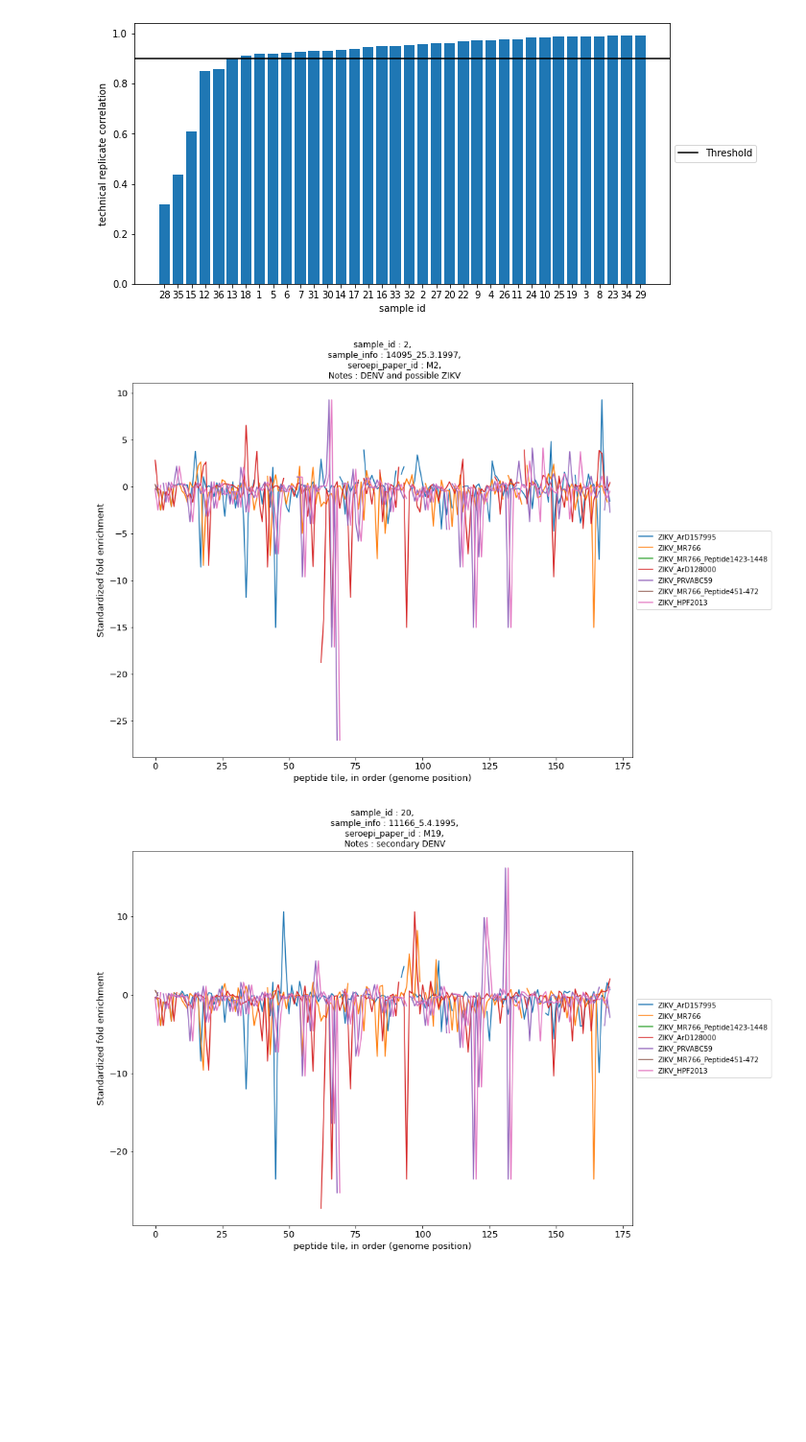
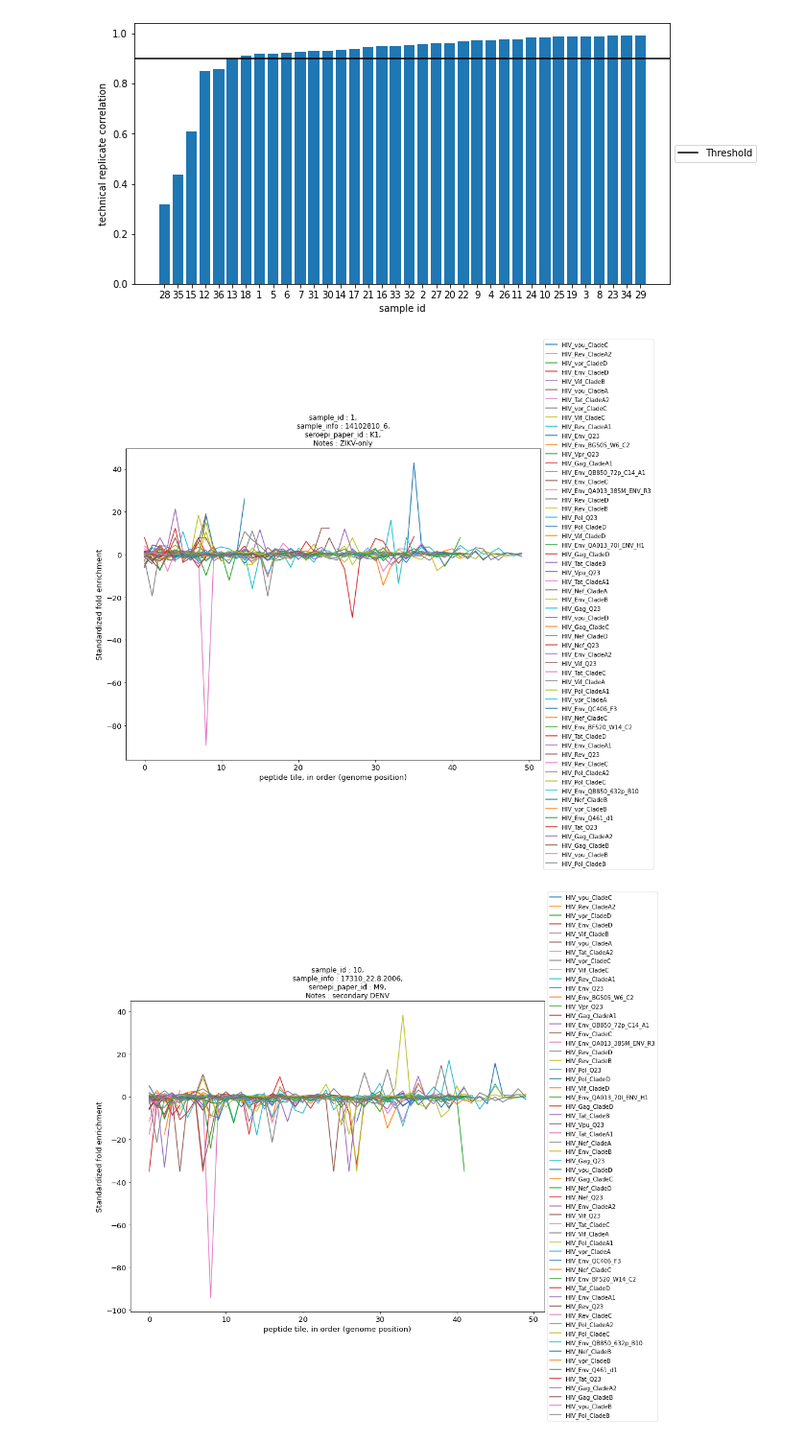
Before and after one commit to matsengrp/phippery, a Jupyter notebook: scrips/phip_analysis_python.ipynb, the cells around one changed output. Shown at 96% size. Cells and saved outputs as stored; diff of their text form; code cells hidden in the pictures; blank space fills up the shorter version.

Commit message:
updated plots in nb

```diff
--- a/scrips/phip_analysis_python.ipynb
+++ b/scrips/phip_analysis_python.ipynb
@@ -55,13 +55,15 @@ plt.show()
 # %%
 standardized_enrichment = get_standardized_enrichment(raw_counts)
 
-#strain_pattern = "HIV.+"
+# choose a pattern for virus to compare.
+# you could also define this manually
+strain_pattern = "HIV.+"
 #strain_pattern = "DENV.+"
-strain_pattern = "ZIKV.+"
+#strain_pattern = "ZIKV.+"
 
 # samples to look at, this could also be done
 # by querying the sample metadata
-samples = standardized_enrichment.columns[9:14]
+samples = standardized_enrichment.columns[1:5]
 
 all_strains = set(peptide_metadata["Virus_Strain"])
 selected_strains = [re.match(strain_pattern,f"{strain}")[0]
@@ -72,32 +74,32 @@ for sample in samples:
     if sample == library_control: continue
 
     fig, ax = plt.subplots(figsize=(13, 10))
     for item in ([ax.title, ax.xaxis.label, ax.yaxis.label] +
              ax.get_xticklabels() + ax.get_yticklabels()):
         item.set_fontsize(13)
 
     for strain in selected_strains:
         strain_index = peptide_metadata[peptide_metadata["Virus_Strain"] == strain].index
         ax.plot(list(range(len(strain_index))),
                 standardized_enrichment[sample][strain_index],
                 label = strain)
 
     # TODO : we should make these string, or the the
     # header for counts data integers ... ?
     sample = int(sample)
 
     sample_info = sample_metadata["sample_info"][sample]
     seroepi_paper_id = sample_metadata["seroepi_paper_id"][sample]
     notes = sample_metadata["Notes"][sample]
     ax.set_title(
         f"sample_id : {sample},\n \
         sample_info : {sample_info},\n \
         seroepi_paper_id : {seroepi_paper_id},\n \
         Notes : {notes}")
     ax.legend(loc='center left', bbox_to_anchor=(1, 0.5))
     ax.set_ylabel(f"Standardized fold enrichment")
     ax.set_xlabel(f"peptide tile, in order (genome position)")
     plt.show()
 # %% [output]
-[figure, old version]
+[figure, new version]
-[figure, old version]
+[figure, new version]
```
Also changed, not shown: parts of 1 cell of this notebook.
